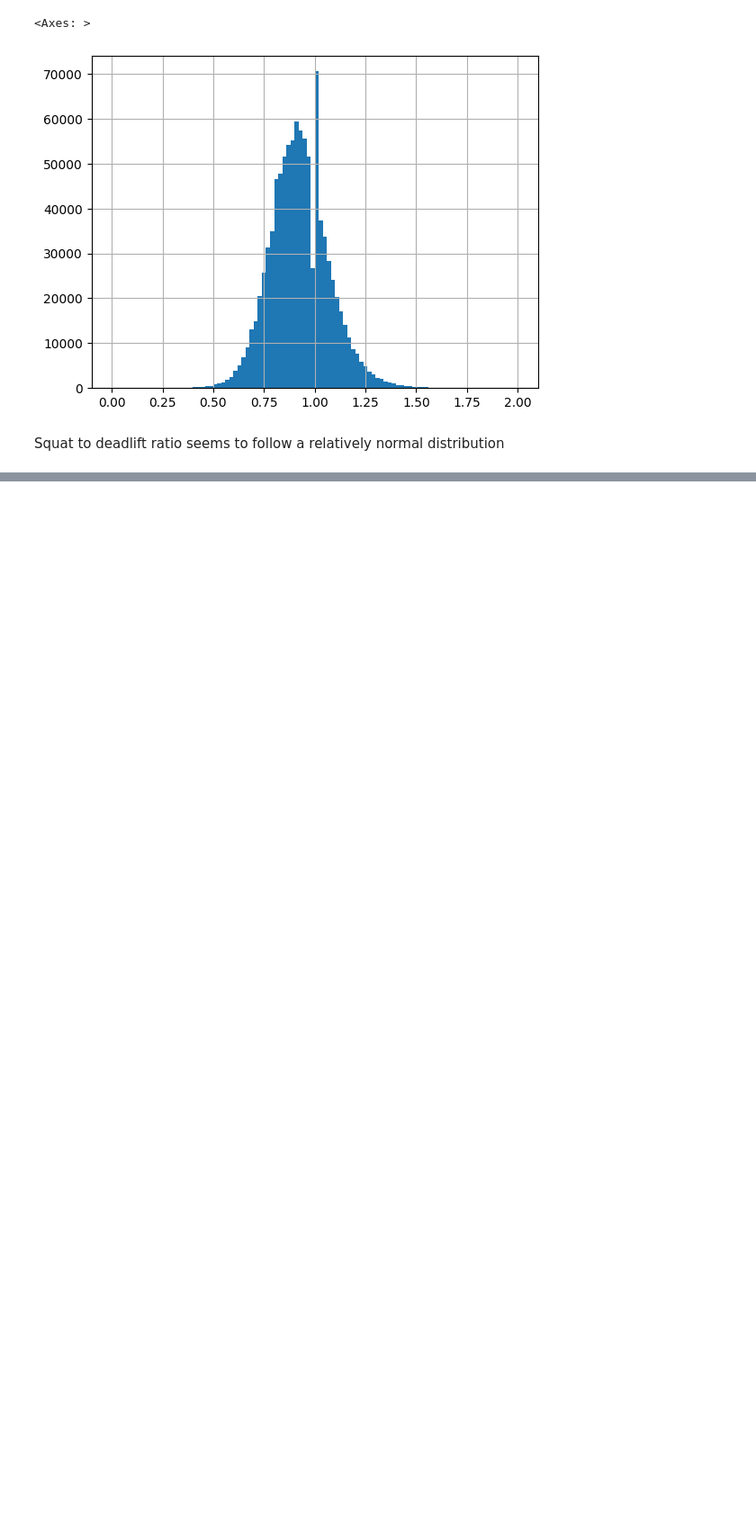
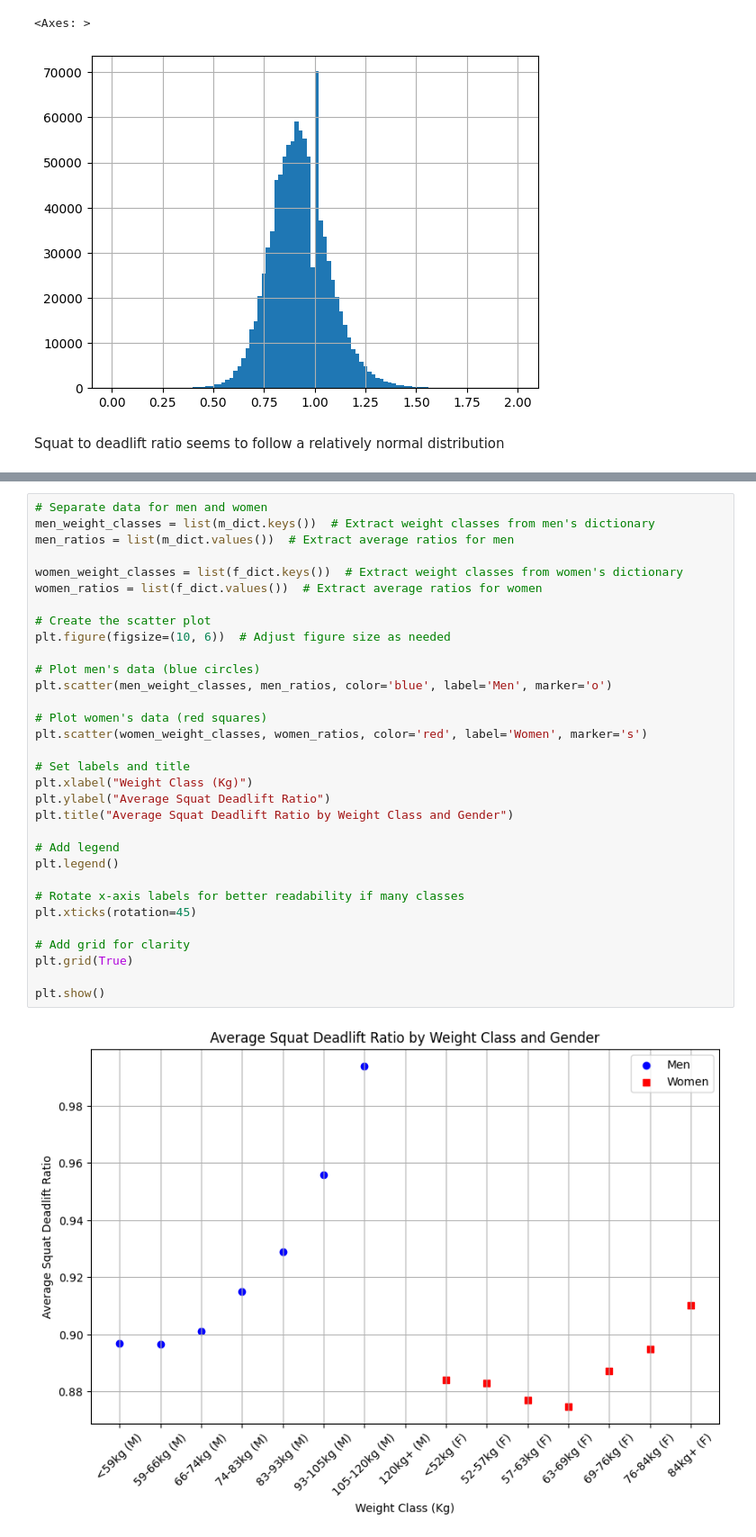
Before and after one commit to adam-grove/Practice, a Jupyter notebook: Power Lifting Project/Domain Knowledge.ipynb, the cells around one changed output, grey strips where cells are left out. Shown: that part at 90% size. Drawn from its saved outputs; the diff is of its cells as text; blank space fills up the shorter version.

```diff
--- a/Power Lifting Project/Domain Knowledge.ipynb
+++ b/Power Lifting Project/Domain Knowledge.ipynb
@@ -121 +126,35 @@ Females
+# %%
+# Separate data for men and women
+men_weight_classes = list(m_dict.keys())  # Extract weight classes from men's dictionary
+men_ratios = list(m_dict.values())  # Extract average ratios for men
+
+women_weight_classes = list(f_dict.keys())  # Extract weight classes from women's dictionary
+women_ratios = list(f_dict.values())  # Extract average ratios for women
+
+# Create the scatter plot
+plt.figure(figsize=(10, 6))  # Adjust figure size as needed
+
+# Plot men's data (blue circles)
+plt.scatter(men_weight_classes, men_ratios, color='blue', label='Men', marker='o')
+
+# Plot women's data (red squares)
+plt.scatter(women_weight_classes, women_ratios, color='red', label='Women', marker='s')
+
+# Set labels and title
+plt.xlabel("Weight Class (Kg)")
+plt.ylabel("Average Squat Deadlift Ratio")
+plt.title("Average Squat Deadlift Ratio by Weight Class and Gender")
+
+# Add legend
+plt.legend()
+
+# Rotate x-axis labels for better readability if many classes
+plt.xticks(rotation=45)
+
+# Add grid for clarity
+plt.grid(True)
+
+plt.show()
+# %% [output]
+[figure, added]
 # %% [markdown]
```
Also changed, not shown: parts of 7 cells of this notebook.
